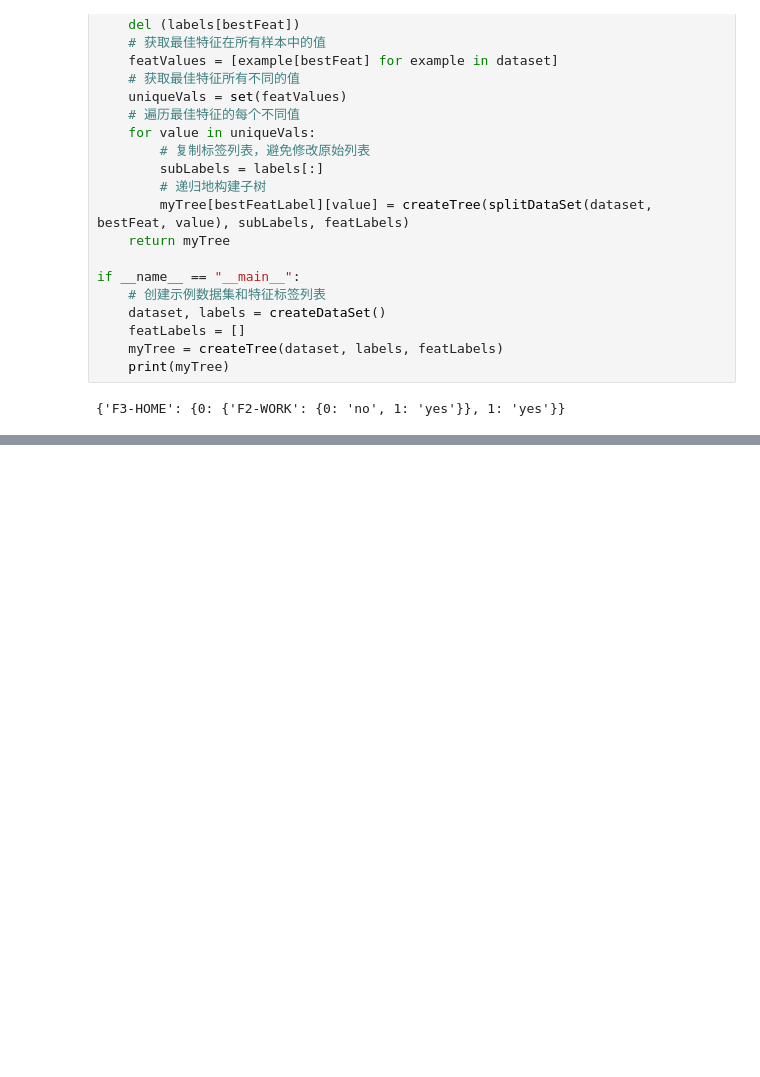
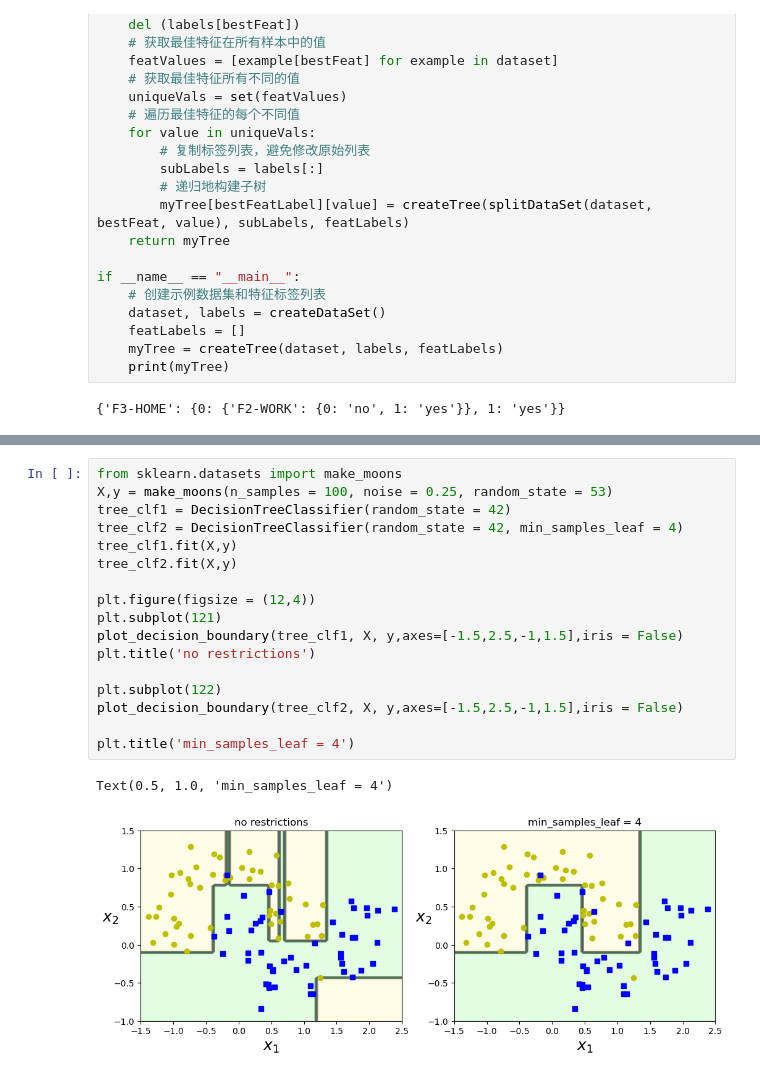
Before and after one commit to FuYun-6/weekly-code, a Jupyter notebook: 决策树.ipynb, the cells around one changed output, grey strips where cells are left out. Drawn from its saved outputs; the diff is of its cells as text; blank space fills up the shorter version.

```diff
--- a/决策树.ipynb
+++ b/决策树.ipynb
@@ -160,0 +247,20 @@ if __name__ == "__main__":
+# %%
+from sklearn.datasets import make_moons
+X,y = make_moons(n_samples = 100, noise = 0.25, random_state = 53)
+tree_clf1 = DecisionTreeClassifier(random_state = 42)
+tree_clf2 = DecisionTreeClassifier(random_state = 42, min_samples_leaf = 4)
+tree_clf1.fit(X,y)
+tree_clf2.fit(X,y)
+
+plt.figure(figsize = (12,4))
+plt.subplot(121)
+plot_decision_boundary(tree_clf1, X, y,axes=[-1.5,2.5,-1,1.5],iris = False)
+plt.title('no restrictions')
+
+plt.subplot(122)
+plot_decision_boundary(tree_clf2, X, y,axes=[-1.5,2.5,-1,1.5],iris = False)
+
+plt.title('min_samples_leaf = 4')
+# %% [output]
+Text(0.5, 1.0, 'min_samples_leaf = 4')
+[figure, added]
```
Also changed, not shown: parts of 10 cells of this notebook.
